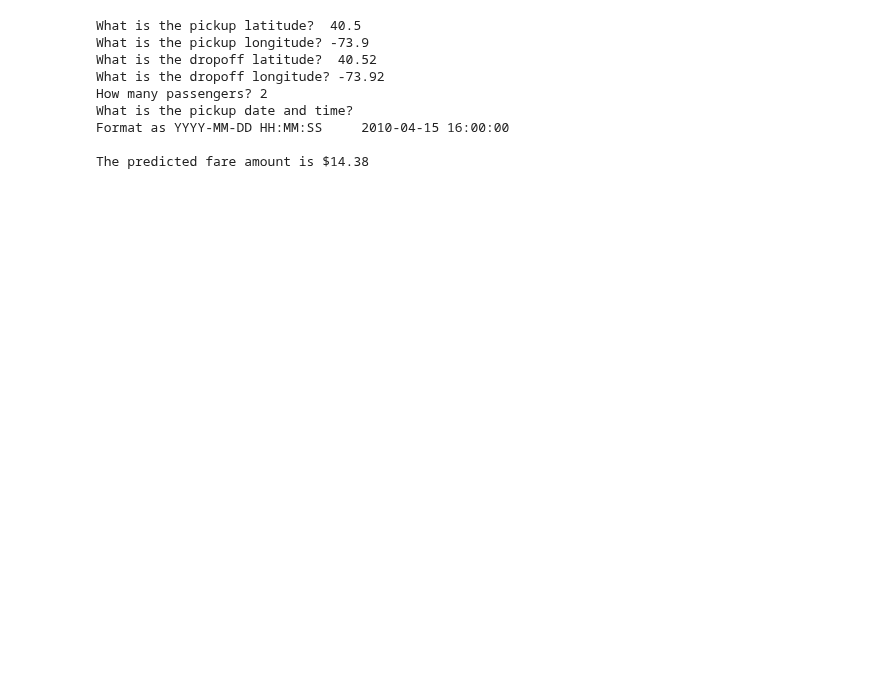
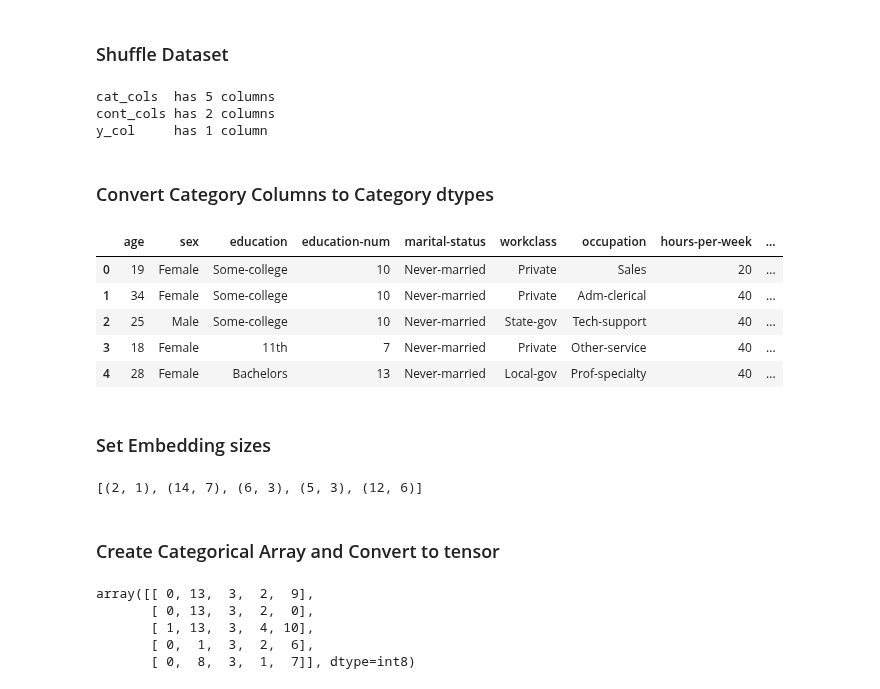
Before and after one commit to gc2321/3546-Deep-Learning, a Jupyter notebook: pytorch/1_7_ann_income_classification.ipynb, the cells around one changed output. Saved outputs shown, nothing was run; the diff lists cells and outputs as text; code cells hidden in the pictures; blank space fills up the shorter version.

```diff
--- a/pytorch/1_7_ann_income_classification.ipynb
+++ b/pytorch/1_7_ann_income_classification.ipynb
@@ -55,3 +23,0 @@ def haversine_distance(df, lat1, long1, lat2, long2):
-# %%
-df['dist_km'] = haversine_distance(df,'pickup_latitude', 'pickup_longitude', 'dropoff_latitude', 'dropoff_longitude')
-df.head()
@@ -67,6 +23,0 @@ df.head()
-# %%
-df['EDTdate'] = pd.to_datetime(df['pickup_datetime'].str[:19]) - pd.Timedelta(hours=4)
-df['Hour'] = df['EDTdate'].dt.hour
-df['AMorPM'] = np.where(df['Hour']<12,'am','pm')
-df['Weekday'] = df['EDTdate'].dt.strftime("%a")
-df.head()
@@ -540,12 +41,16 @@ def test_data(mdl): # pass in the name of the new model
-# %%
-z = test_data(model2)
-# %% [output]
-What is the pickup latitude?  40.5
-What is the pickup longitude? -73.9
-What is the dropoff latitude?  40.52
-What is the dropoff longitude? -73.92
-How many passengers? 2
-What is the pickup date and time?
-Format as YYYY-MM-DD HH:MM:SS     2010-04-15 16:00:00
-
-The predicted fare amount is $14.38
+# %% [markdown]
+### Shuffle Dataset
+# %%
+cat_cols = ['sex', 'education', 'marital-status', 'workclass', 'occupation']
+cont_cols = ['age', 'hours-per-week']
+y_col = ['label']
+
+print(f'cat_cols  has {len(cat_cols)} columns')  # 5
+print(f'cont_cols has {len(cont_cols)} columns') # 2
+print(f'y_col     has {len(y_col)} column')      # 1
+# %% [output]
+cat_cols  has 5 columns
+cont_cols has 2 columns
+y_col     has 1 column
+# %% [markdown]
+### Convert Category Columns to Category dtypes
@@ -551,0 +60,21 @@ The predicted fare amount is $14.38
+# %%
+df = shuffle(df, random_state=42)
+df.reset_index(drop=True, inplace=True)
+df.head()
+# %% [output]
+|  | age | sex | education | education-num | marital-status | workclass | occupation | hours-per-week | ... |
+| 0 | 19 | Female | Some-college | 10 | Never-married | Private | Sales | 20 | ... |
+| 1 | 34 | Female | Some-college | 10 | Never-married | Private | Adm-clerical | 40 | ... |
+| 2 | 25 | Male | Some-college | 10 | Never-married | State-gov | Tech-support | 40 | ... |
+| 3 | 18 | Female | 11th | 7 | Never-married | Private | Other-service | 40 | ... |
+| 4 | 28 | Female | Bachelors | 13 | Never-married | Local-gov | Prof-specialty | 40 | ... |
+# %% [markdown]
+### Set Embedding sizes
+# %%
+cat_szs = [len(df[col].cat.categories) for col in cat_cols]
+emb_szs = [(size, min(50, (size+1)//2)) for size in cat_szs]
+emb_szs
+# %% [output]
+[(2, 1), (14, 7), (6, 3), (5, 3), (12, 6)]
+# %% [markdown]
+### Create Categorical Array and Convert to tensor
@@ -551,0 +89,8 @@ The predicted fare amount is $14.38
+# %%
+cats[:5]
+# %% [output]
+array([[ 0, 13,  3,  2,  9],
+       [ 0, 13,  3,  2,  0],
+       [ 1, 13,  3,  4, 10],
+       [ 0,  1,  3,  2,  6],
+       [ 0,  8,  3,  1,  7]], dtype=int8)
```
Also changed, not shown: parts of 80 cells of this notebook.
